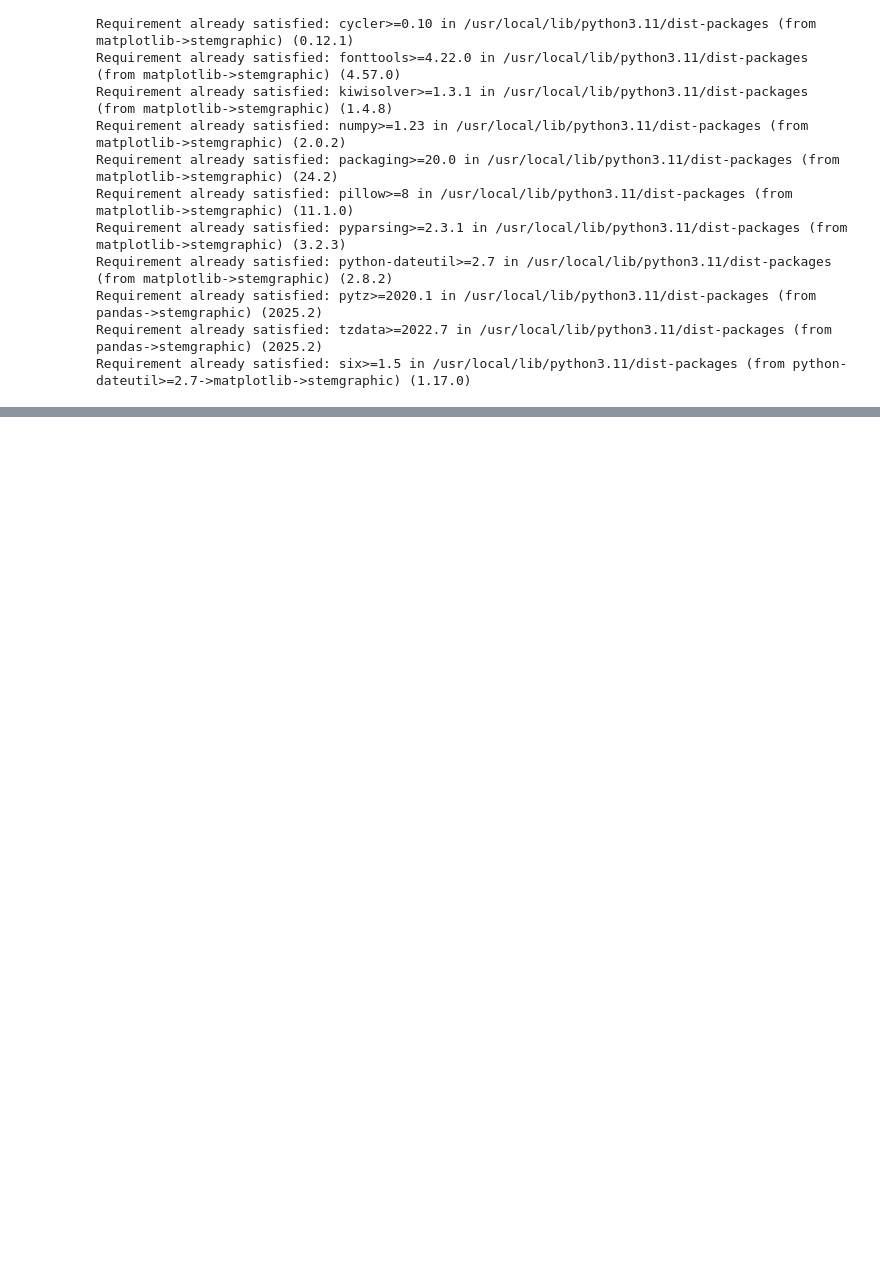
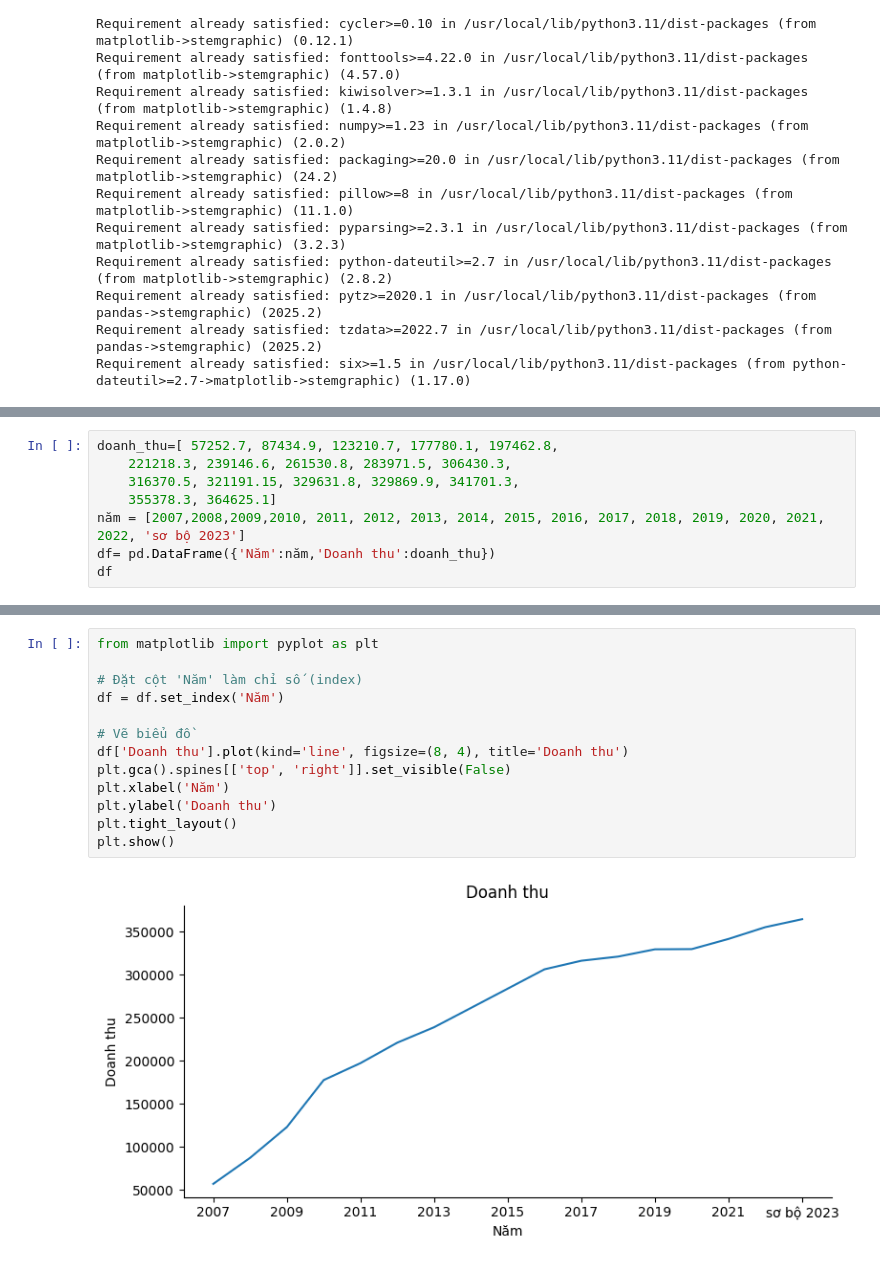
Before and after one commit to mnhtm187/Minh-T-m-31241027094, a Jupyter notebook: XSTK.ipynb, the cells around one changed output, grey strips where cells are left out. Saved outputs shown, nothing was run; the diff lists cells and outputs as text; blank space fills up the shorter version.

```diff
--- a/XSTK.ipynb
+++ b/XSTK.ipynb
@@ -55,0 +40,8 @@ plt.show()
+# %%
+doanh_thu=[ 57252.7, 87434.9, 123210.7, 177780.1, 197462.8,
+    221218.3, 239146.6, 261530.8, 283971.5, 306430.3,
+    316370.5, 321191.15, 329631.8, 329869.9, 341701.3,
+    355378.3, 364625.1]
+năm = [2007,2008,2009,2010, 2011, 2012, 2013, 2014, 2015, 2016, 2017, 2018, 2019, 2020, 2021, 2022, 'sơ bộ 2023']
+df= pd.DataFrame({'Năm':năm,'Doanh thu':doanh_thu})
+df
@@ -55,0 +67,15 @@ plt.show()
+# %%
+from matplotlib import pyplot as plt
+
+# Đặt cột 'Năm' làm chỉ số (index)
+df = df.set_index('Năm')
+
+# Vẽ biểu đồ
+df['Doanh thu'].plot(kind='line', figsize=(8, 4), title='Doanh thu')
+plt.gca().spines[['top', 'right']].set_visible(False)
+plt.xlabel('Năm')
+plt.ylabel('Doanh thu')
+plt.tight_layout()
+plt.show()
+# %% [output]
+[figure, added]
```
Also changed, not shown: parts of 9 cells of this notebook.
